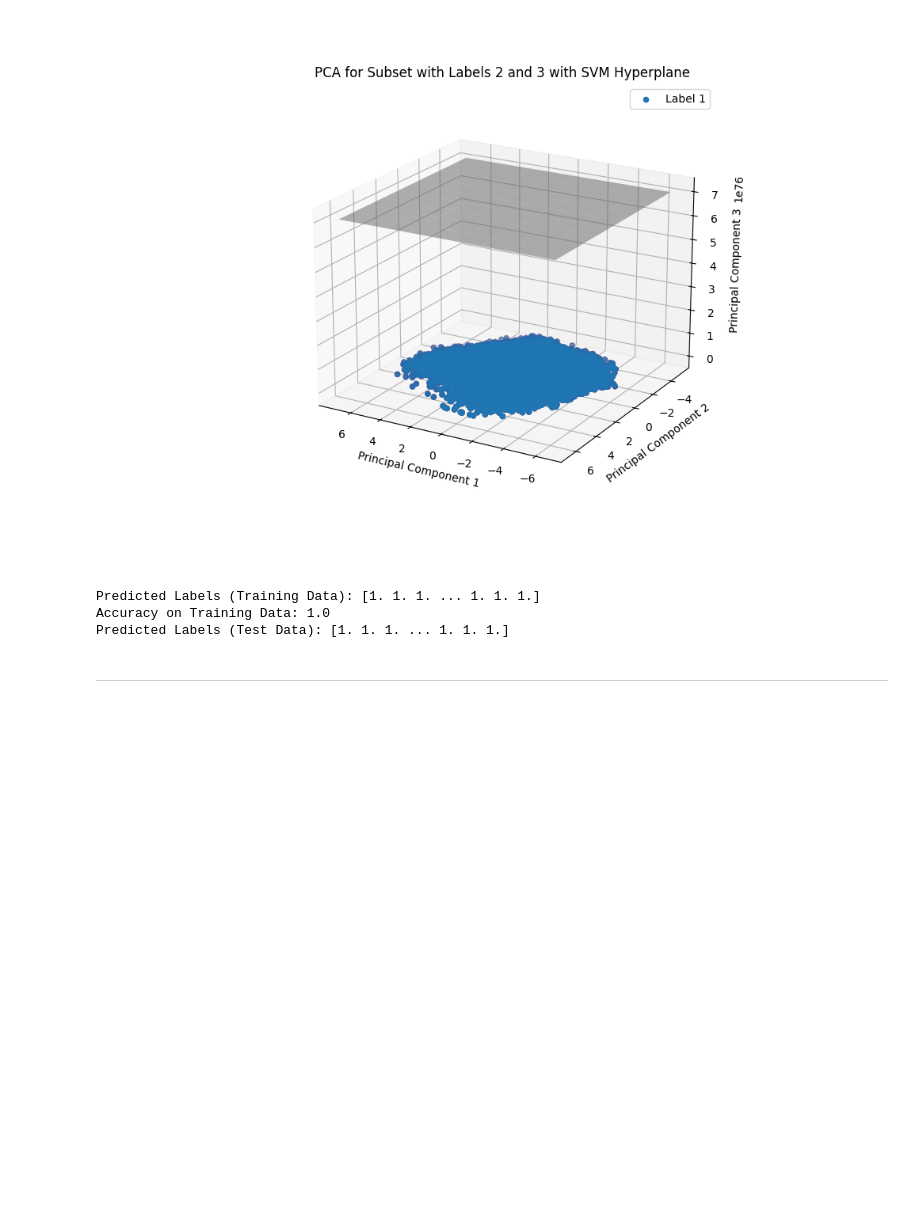
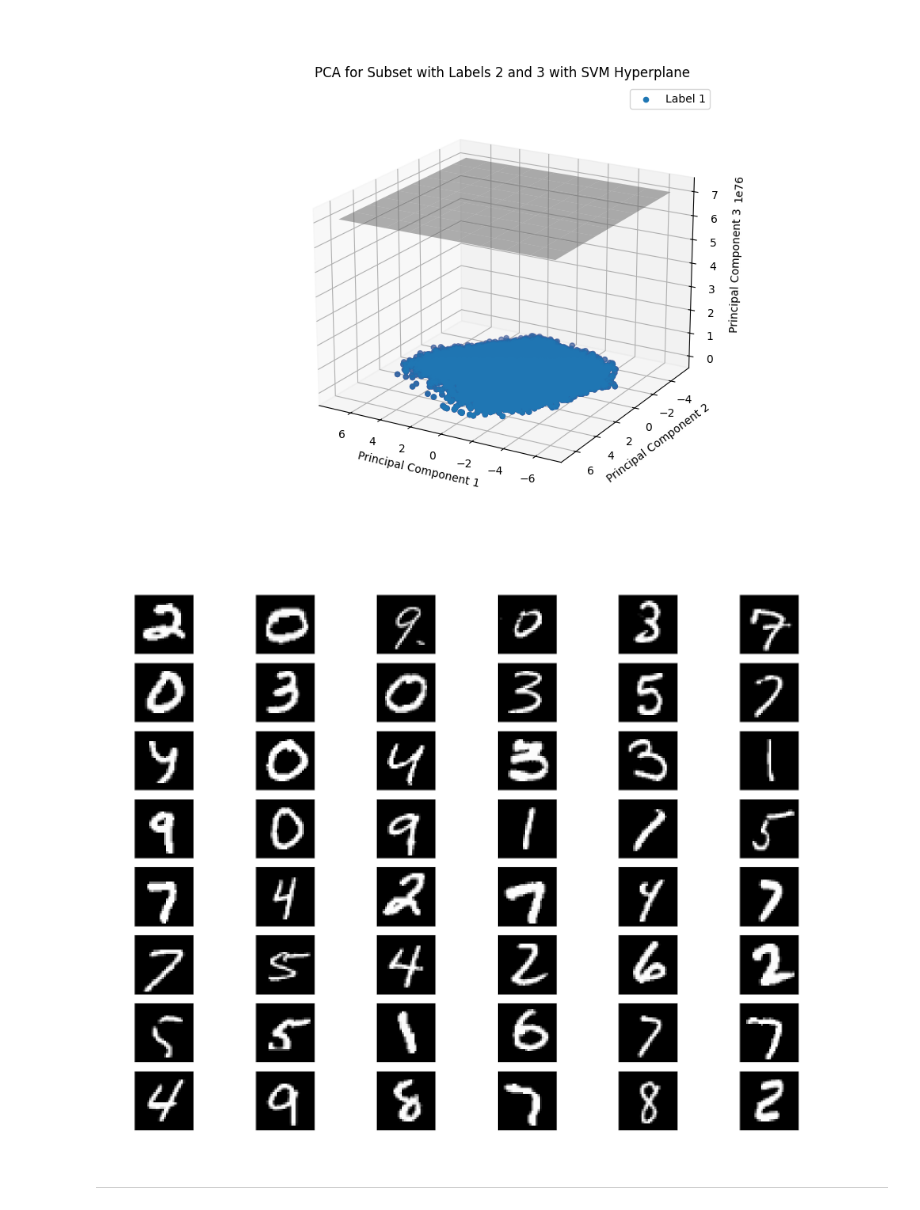
Before and after one commit to naoNao89/digitsSVM, a Jupyter notebook: SVM on Digits Recognization.ipynb, the cells around one changed output. Saved outputs shown, nothing was run; the diff lists cells and outputs as text; code cells hidden in the pictures; blank space fills up the shorter version.

Commit message:
[Modify] ptot_digits() that accept none lable (Y)

```diff
--- a/SVM on Digits Recognization.ipynb
+++ b/SVM on Digits Recognization.ipynb
@@ -176,11 +176,12 @@ def plot_digits(X, Y):
     # Create a new figure
     plt.figure(figsize=(16, 12))
 
-    for i in range(48):
+    for i in range(min(48, len(X_array))):  # Plot maximum 48 digits
         plt.subplot(8, 6, i+1)
         plt.tight_layout()
         plt.imshow(X_array[i].reshape(28, 28), cmap='gray')
-        plt.title('Digit: {}'.format(Y_array[i]))
+        if Y_array is not None:
+            plt.title('Digit: {}'.format(Y_array[i]))
         plt.xticks([])
         plt.yticks([])
 
@@ -404,48 +404,12 @@ plt.title('PCA for Subset with Labels 2 and 3 with SVM Hyperplane')
 plt.show()
 # %% [output]
 [figure]
-# %%
-# Assuming you have already imported necessary libraries and defined SVM class
-
-# Initialize an instance of your SVM class
-svm_model = SVM()
-
-# Convert labels to -1 and 1
-Y_train_23 = np.where(Y_train_23 == 2, -1, 1)
-Y_train_23 = np.where(Y_train_23 == 3, 1, Y_train_23)
-
-# Fit the SVM model to your training data
-svm_model.fit(X_train_23_pca, Y_train_23)
-
-# Use the trained SVM model to predict labels for your training data
-predicted_labels_train = svm_model.predict(X_train_23_pca)
-
-# Print the predicted labels for training data
-print("Predicted Labels (Training Data):", predicted_labels_train)
-
-# Calculate accuracy on training data
-accuracy_train = np.mean(predicted_labels_train == Y_train_23)
-print("Accuracy on Training Data:", accuracy_train)
-
-# Use the trained SVM model to predict labels for the test data
-predicted_labels_test = svm_model.predict(X_test_pca)
-
-# Print the predicted labels for test data
-print("Predicted Labels (Test Data):", predicted_labels_test)
-
-# If you have ground truth labels for test data, you can calculate accuracy
-# For example, assuming you have ground truth labels for test data in Y_test
-# Convert labels to -1 and 1 for test data if needed
-# Y_test = np.where(Y_test == 2, -1, 1)
-# Y_test = np.where(Y_test == 3, 1, Y_test)
-
-# Calculate accuracy on test data
-# accuracy_test = np.mean(predicted_labels_test == Y_test)
-# print("Accuracy on Test Data:", accuracy_test)
-# %% [output]
-Predicted Labels (Training Data): [1. 1. 1. ... 1. 1. 1.]
-Accuracy on Training Data: 1.0
-Predicted Labels (Test Data): [1. 1. 1. ... 1. 1. 1.]
+# %%
+
+# Call the function with X_test and None
+plot_digits(X_test, None)
+# %% [output]
+[figure, added]
 # %% [markdown]
 ---
 # %% [markdown]
```
Also changed, not shown: parts of 4 cells of this notebook.
